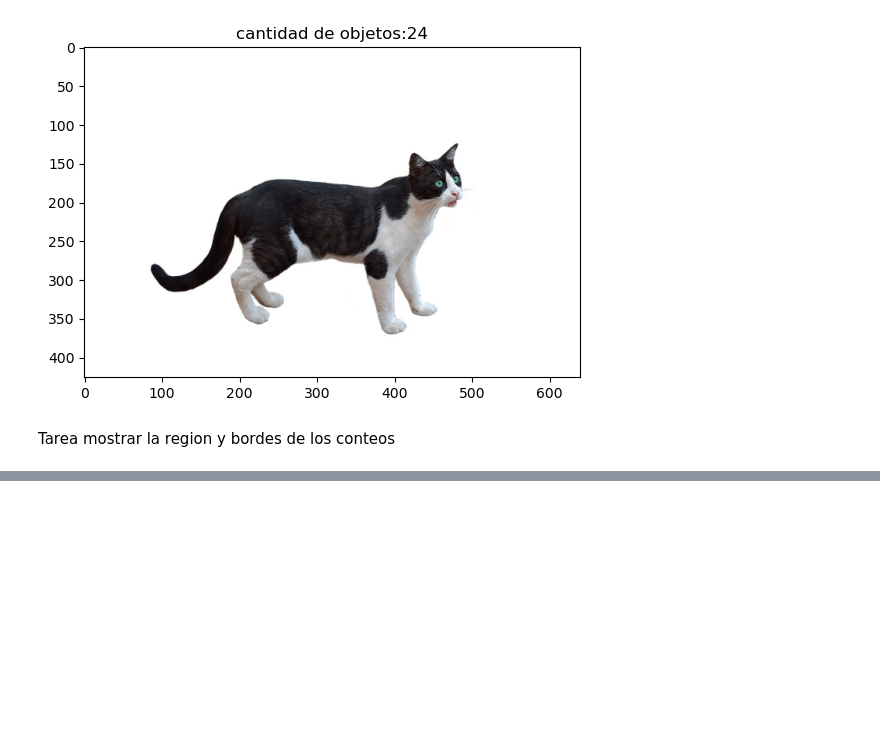
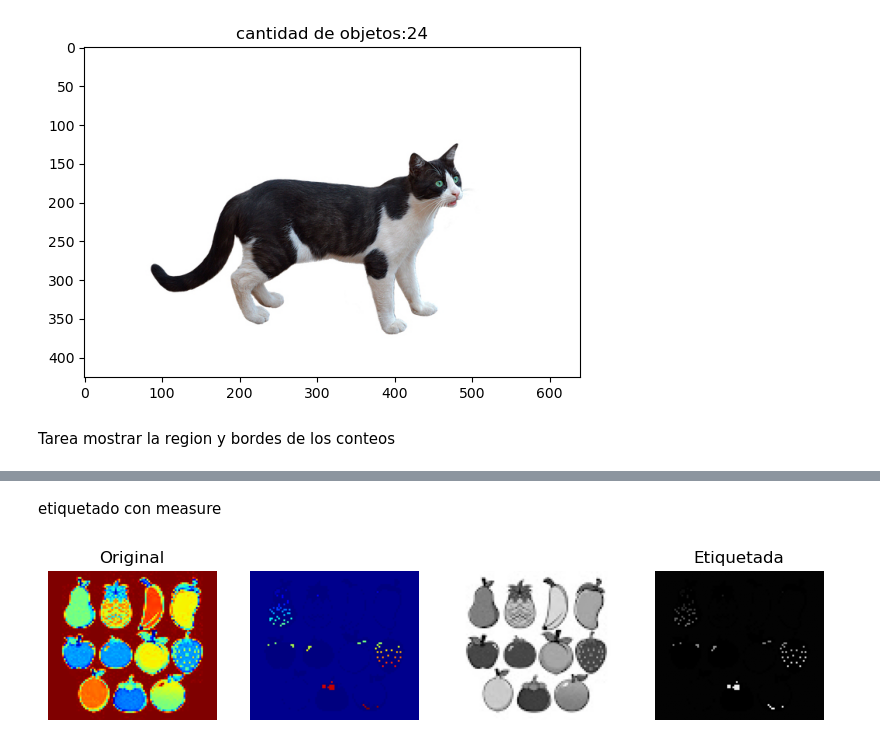
Before and after one commit to FcCaba/Procesamiento-De-Imagenes, a Jupyter notebook: unidad2/bordes_objetos.ipynb, the cells around one changed output, grey strips where cells are left out. Saved outputs shown, nothing was run; the diff lists cells and outputs as text; code cells hidden in the pictures; blank space fills up the shorter version.

```diff
--- a/unidad2/bordes_objetos.ipynb
+++ b/unidad2/bordes_objetos.ipynb
@@ -176,0 +208,32 @@ Total de objetos detectados: 12
+# %% [markdown]
+etiquetado con measure
+# %%
+import cv2
+import numpy as np
+import matplotlib.pyplot as plt
+from skimage import measure
+img_gray=cv2.imread(r"D:\Franz Caballero\Procesamiento de imagenes\Actividades\Ejercicios python\imagenes\original\frutas.jpg",0)
+_,imgbin=cv2.threshold(img_gray,128,255,cv2.THRESH_BINARY)
+img_etiq=measure.label(imgbin,connectivity=1)
+plt.figure(figsize=(10, 5))
+
+plt.subplot(2, 4, 1)
+plt.title("Original")
+plt.imshow(img_gray, cmap='jet')
+plt.axis('off')
+
+plt.subplot(2, 4, 2)
+plt.imshow(img_etiq, cmap='jet')
+plt.axis('off')
+
+plt.subplot(2, 4, 3)
+plt.imshow(img_gray, cmap='gray')
+plt.axis('off')
+
+plt.subplot(2, 4, 4)
+plt.title("Etiquetada")
+plt.imshow(img_etiq, cmap='gray')
+plt.axis('off')
+plt.show()
+# %% [output]
+[figure, added]
```
Also changed, not shown: parts of 8 cells of this notebook, 2 other files.
